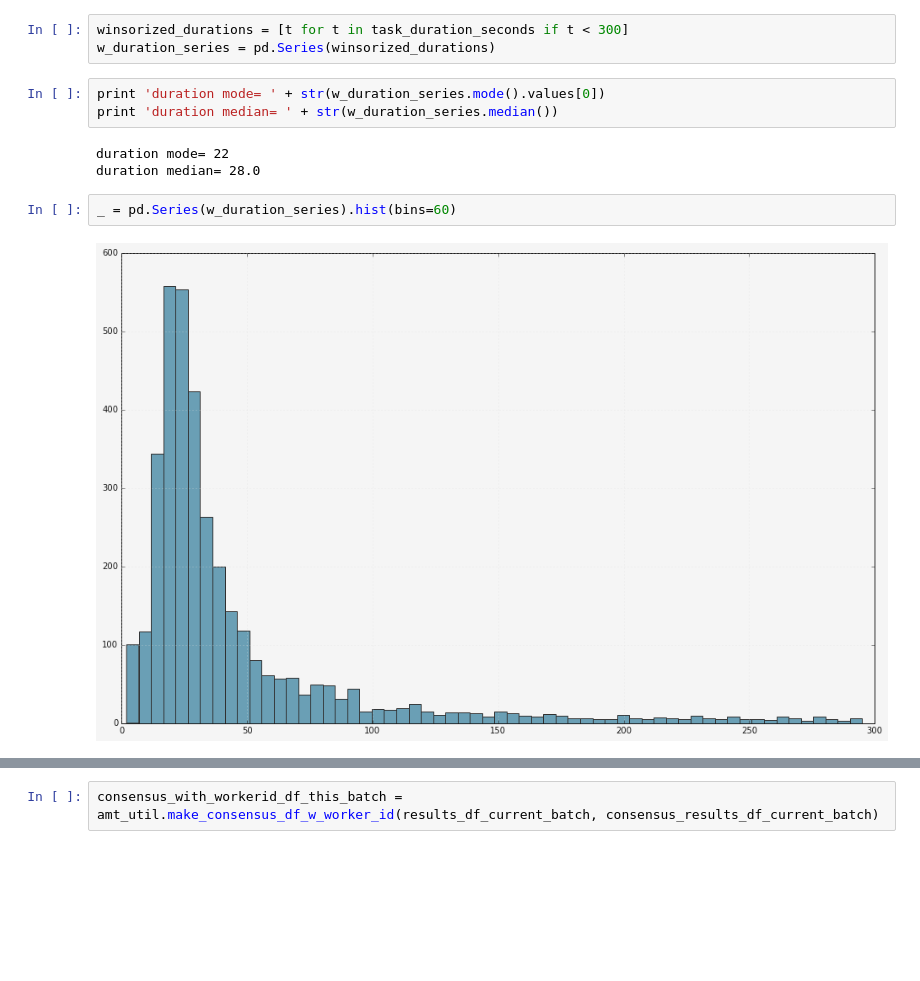
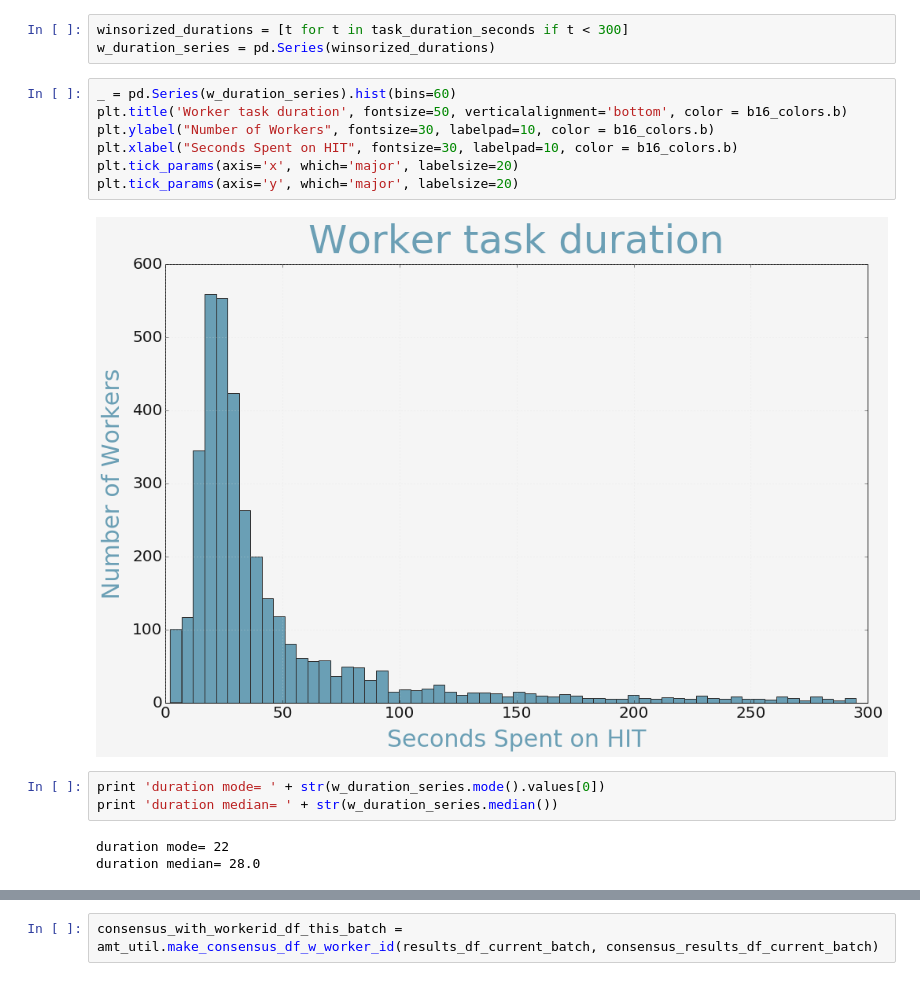
Before and after one commit to drschwenk/notebooks, a Jupyter notebook: stb/mturk_textbook_annotation_task.ipynb, the cells around one changed output, grey strips where cells are left out. Cells and saved outputs as stored; diff of their text form; blank space fills up the shorter version.

```diff
--- a/stb/mturk_textbook_annotation_task.ipynb
+++ b/stb/mturk_textbook_annotation_task.ipynb
@@ -211,14 +216,19 @@ _ = task_duration_series.hist(bins=30, log=True)
 # %%
 winsorized_durations = [t for t in task_duration_seconds if t < 300]
 w_duration_series = pd.Series(winsorized_durations)
+# %%
+_ = pd.Series(w_duration_series).hist(bins=60)
+plt.title('Worker task duration', fontsize=50, verticalalignment='bottom', color = b16_colors.b)
+plt.ylabel("Number of Workers", fontsize=30, labelpad=10, color = b16_colors.b)
+plt.xlabel("Seconds Spent on HIT", fontsize=30, labelpad=10, color = b16_colors.b)
+plt.tick_params(axis='x', which='major', labelsize=20)
+plt.tick_params(axis='y', which='major', labelsize=20)
+# %% [output]
+[figure, added]
 # %%
 print 'duration mode= ' + str(w_duration_series.mode().values[0])
 print 'duration median= ' + str(w_duration_series.median())
 # %% [output]
 duration mode= 22
 duration median= 28.0
-# %%
-_ = pd.Series(w_duration_series).hist(bins=60)
-# %% [output]
-[figure, removed]
 # %% [markdown]
```
Also changed, not shown: parts of 18 cells of this notebook.
